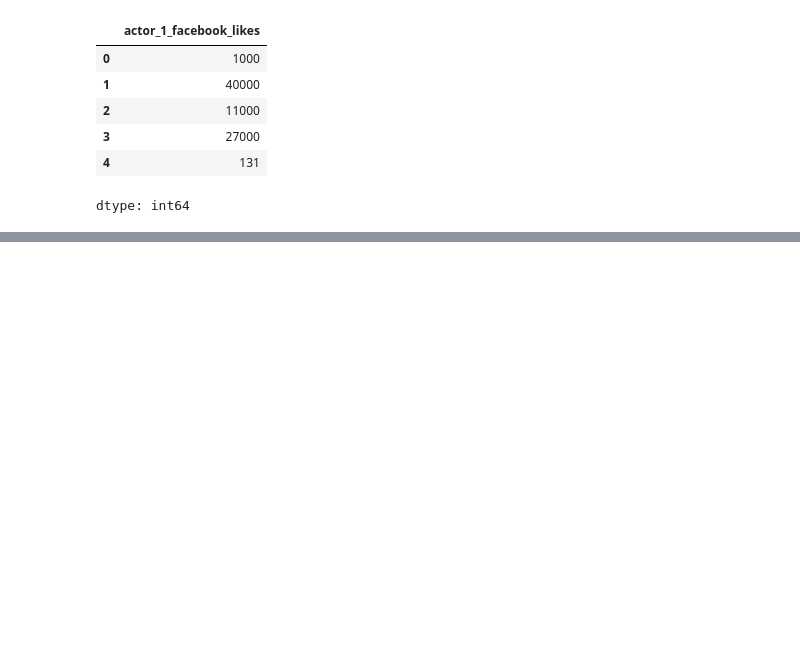
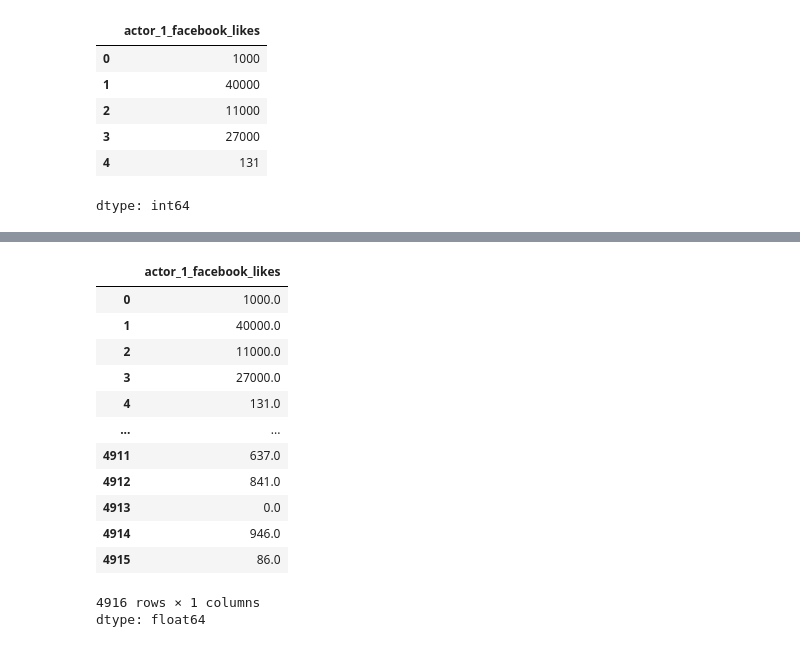
Before and after one commit to allyreum/R_study, a Jupyter notebook: Pandas_Cookbook_2e.ipynb, the cells around one changed output, grey strips where cells are left out. Drawn from its saved outputs; the diff is of its cells as text; code cells hidden in the pictures; blank space fills up the shorter version.

```diff
--- a/Pandas_Cookbook_2e.ipynb
+++ b/Pandas_Cookbook_2e.ipynb
@@ -605,0 +653,30 @@ dtype: int64
+# %%
+intermediate = None
+def get_intermediate(ser):
+  global intermediate
+  intermediate = ser
+  return ser  # 전역변수 활용
+
+res = (
+    fb_likes.fillna(0)
+    .pipe(get_intermediate)
+    .astype(int)
+    .head()
+)
+
+intermediate
+# %% [output]
+|  | actor_1_facebook_likes |
+| 0 | 1000.0 |
+| 1 | 40000.0 |
+| 2 | 11000.0 |
+| 3 | 27000.0 |
+| 4 | 131.0 |
+| ... | ... |
+| 4911 | 637.0 |
+| 4912 | 841.0 |
+| 4913 | 0.0 |
+| 4914 | 946.0 |
+| 4915 | 86.0 |
+4916 rows × 1 columns
+dtype: float64
```
Also changed, not shown: parts of 6 cells of this notebook.
